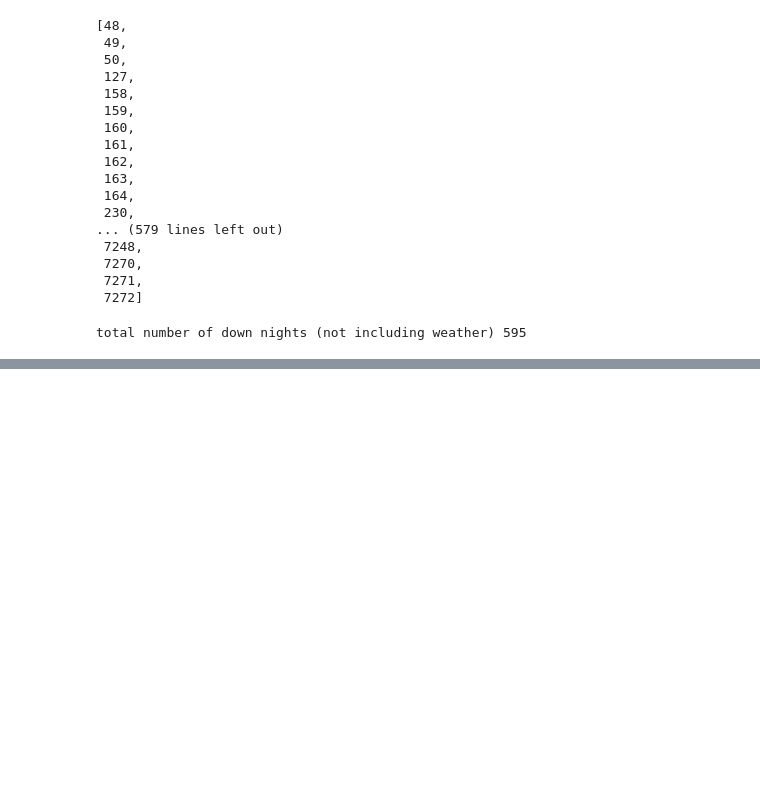
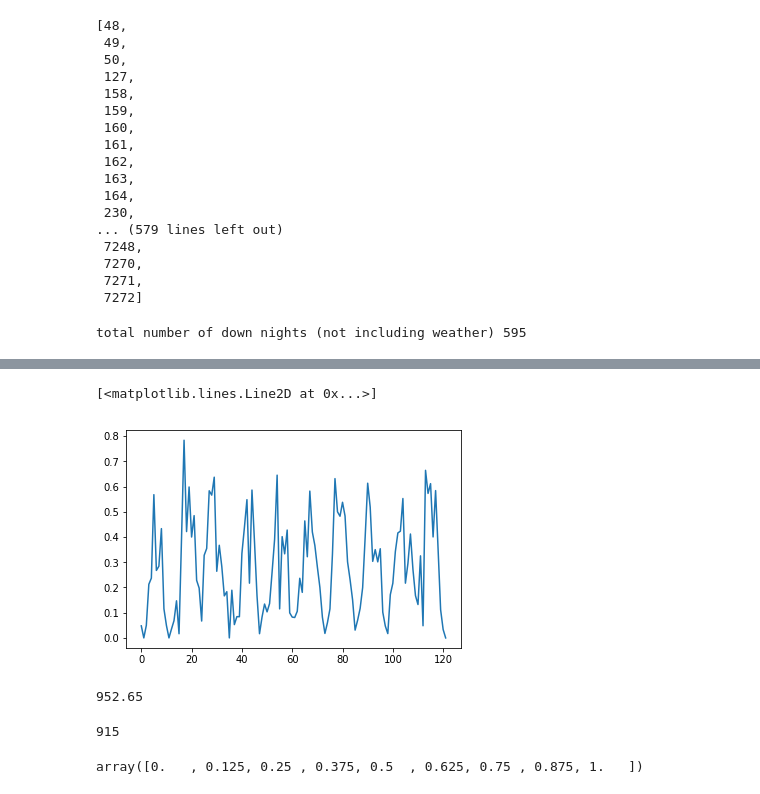
Before and after one commit to yoachim/19_Scratch, a Jupyter notebook: check_downtime/check_downtime.ipynb, the cells around one changed output, grey strips where cells are left out. Drawn from its saved outputs; the diff is of its cells as text; code cells hidden in the pictures; blank space fills up the shorter version.

```diff
--- a/check_downtime/check_downtime.ipynb
+++ b/check_downtime/check_downtime.ipynb
@@ -73,0 +162,19 @@ total number of down nights (not including weather) 595
+# %%
+plt.plot(lost/(lost+obs))
+# %% [output]
+[<matplotlib.lines.Line2D at 0x...>]
+[figure, added]
+# %%
+np.sum(t_lost)/10.
+# %% [output]
+952.65
+# %%
+# Just reading from Gemini
+from_plot = 100+90+60+25+40+40+40+60+140+160+160
+from_plot
+# %% [output]
+915
+# %%
+np.unique(clouds)
+# %% [output]
+array([0.   , 0.125, 0.25 , 0.375, 0.5  , 0.625, 0.75 , 0.875, 1.   ])
```
Also changed, not shown: parts of 15 cells of this notebook.
